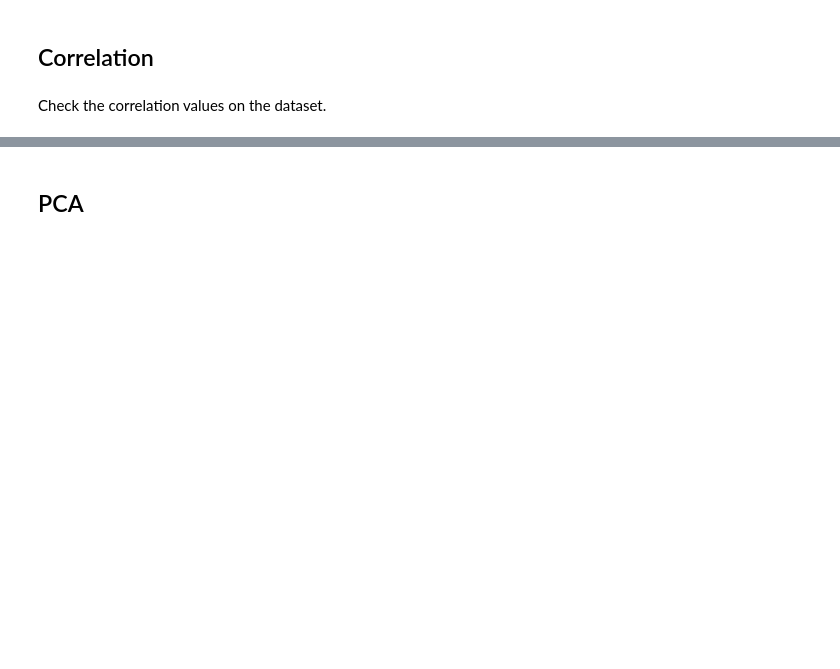
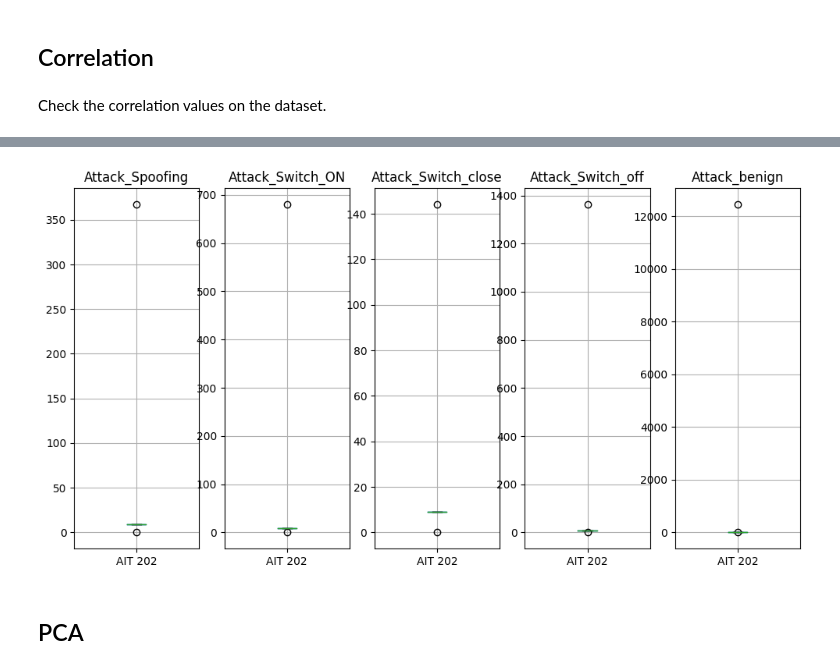
Before and after one commit to Josephine19-stack/secu_secu_secu, a Jupyter notebook: notebook.ipynb, the cells around one changed output, grey strips where cells are left out. Cells and saved outputs as stored; diff of their text form; code cells hidden in the pictures; blank space fills up the shorter version.

```diff
--- a/notebook.ipynb
+++ b/notebook.ipynb
@@ -135,3 +343,7 @@ ax.set_xticklabels(
+# %%
+plot_graphs(attack_datasets_describe_AIT)
+# %% [output]
+[figure, added]
 # %% [markdown]
 ## PCA
 # %% [markdown]
```
Also changed, not shown: parts of 14 cells of this notebook.
